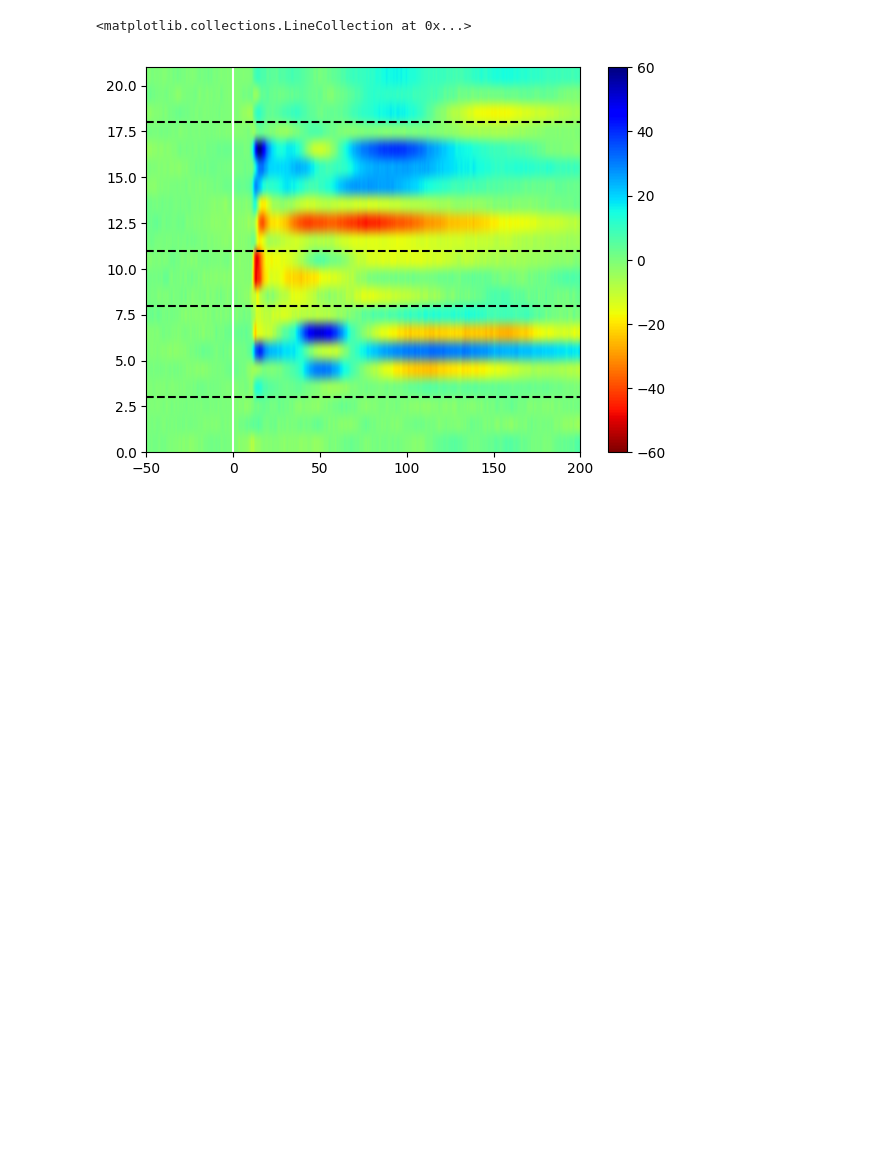
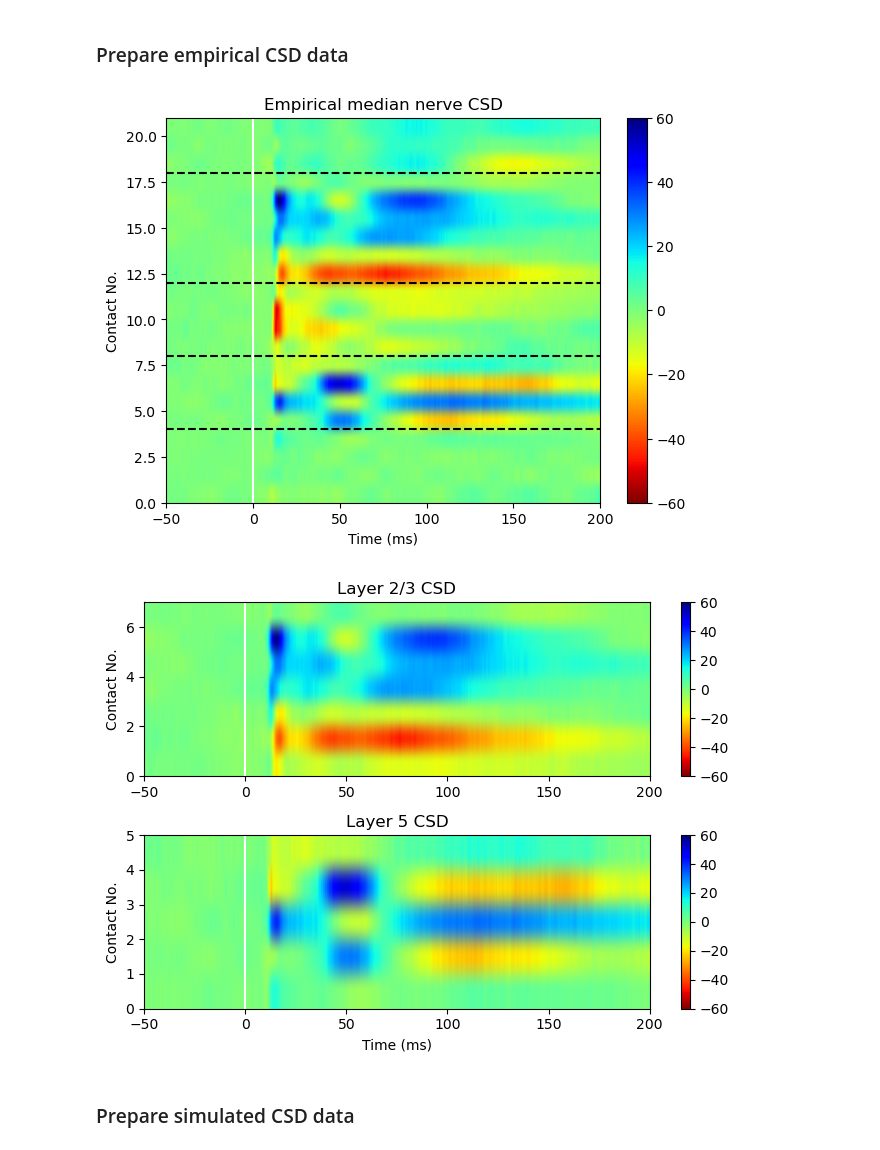
Before and after one commit to ntolley/lcsd_opt, a Jupyter notebook: notebooks/load_csd_mat.ipynb, the cells around one changed output. Drawn from its saved outputs; the diff is of its cells as text; code cells hidden in the pictures; blank space fills up the shorter version.

```diff
--- a/notebooks/load_csd_mat.ipynb
+++ b/notebooks/load_csd_mat.ipynb
@@ -1,13 +0,0 @@
-# %%
-import matplotlib.pyplot as plt
-from scipy.io import loadmat
-import numpy as np
-
-# Path to your .mat file
-file_path = "../data/2-pb3738015_CSD.mat"
-
-# Load the .mat file
-# Median nerve stimulation
-csd_data = loadmat(file_path)['CSD_traces']
-num_contacts = csd_data.shape[0]
-times = np.linspace(-50, 450, csd_data.shape[1])
@@ -14,19 +55,28 @@ times = np.linspace(-50, 450, csd_data.shape[1])
+# %% [markdown]
+### Prepare empirical CSD data
 # %%
+# Path to your .mat file
+file_path = "../data/2-pb3738015_CSD.mat"
+
+# Load the .mat file
+# Median nerve stimulation
+csd_data_exp = loadmat(file_path)['CSD_traces']
+num_contacts_exp = csd_data_exp.shape[0]
+times_exp = np.linspace(-50, 450, csd_data_exp.shape[1])
+
 # "More generally, traces 5–9 fall in L2/3, and traces 15–18 fall in L5." - Anna C.
+l2_indices_exp = np.array(list(range(3, 10)))
+l5_indices_exp = np.array(list(range(13, 18)))
+layer_boundaries_exp = num_contacts_exp - np.array([l2_indices_exp[0], l2_indices_exp[-1], l5_indices_exp[0], l5_indices_exp[-1]])
 
-l2_indices = np.array(list(range(3, 11)))
-l5_indices = np.array(list(range(13, 19)))
+# Extract layer 2/3 and layer 5 data
+l2_data_exp = csd_data_exp[l2_indices_exp, :]
+l5_data_exp = csd_data_exp[l5_indices_exp, :]
-# %%
-plt.figure(figsize=(7,5))
-plt.imshow(csd_data, aspect='auto', cmap='jet_r',
-           extent=[times[0], times[-1], 0, csd_data.shape[0]],
-           vmin=-60, vmax=60)
-plt.colorbar()
-plt.xlim(-50, 200)
-plt.axvline(0, color='w', linestyle='-')
-
-layer_bounarises = num_contacts - np.array([l2_indices[0], l2_indices[-1], l5_indices[0], l5_indices[-1]])
-plt.hlines(xmin=-50, xmax=200, y=layer_bounarises, color='k', linestyle='--')
-# %% [output]
-<matplotlib.collections.LineCollection at 0x...>
-[figure, removed]
+# %%
+plot_full_csd(csd_data_exp, times_exp, layer_boundaries_exp, xmin=-50, xmax=200, title='Empirical median nerve CSD')
+plot_csd_layers(l2_data_exp, l5_data_exp, times_exp, xmin=-50, xmax=200)
+# %% [output]
+[figure, added]
+[figure, added]
+# %% [markdown]
+### Prepare simulated CSD data
```
Also changed, not shown: parts of 11 cells of this notebook, 3 other files.
